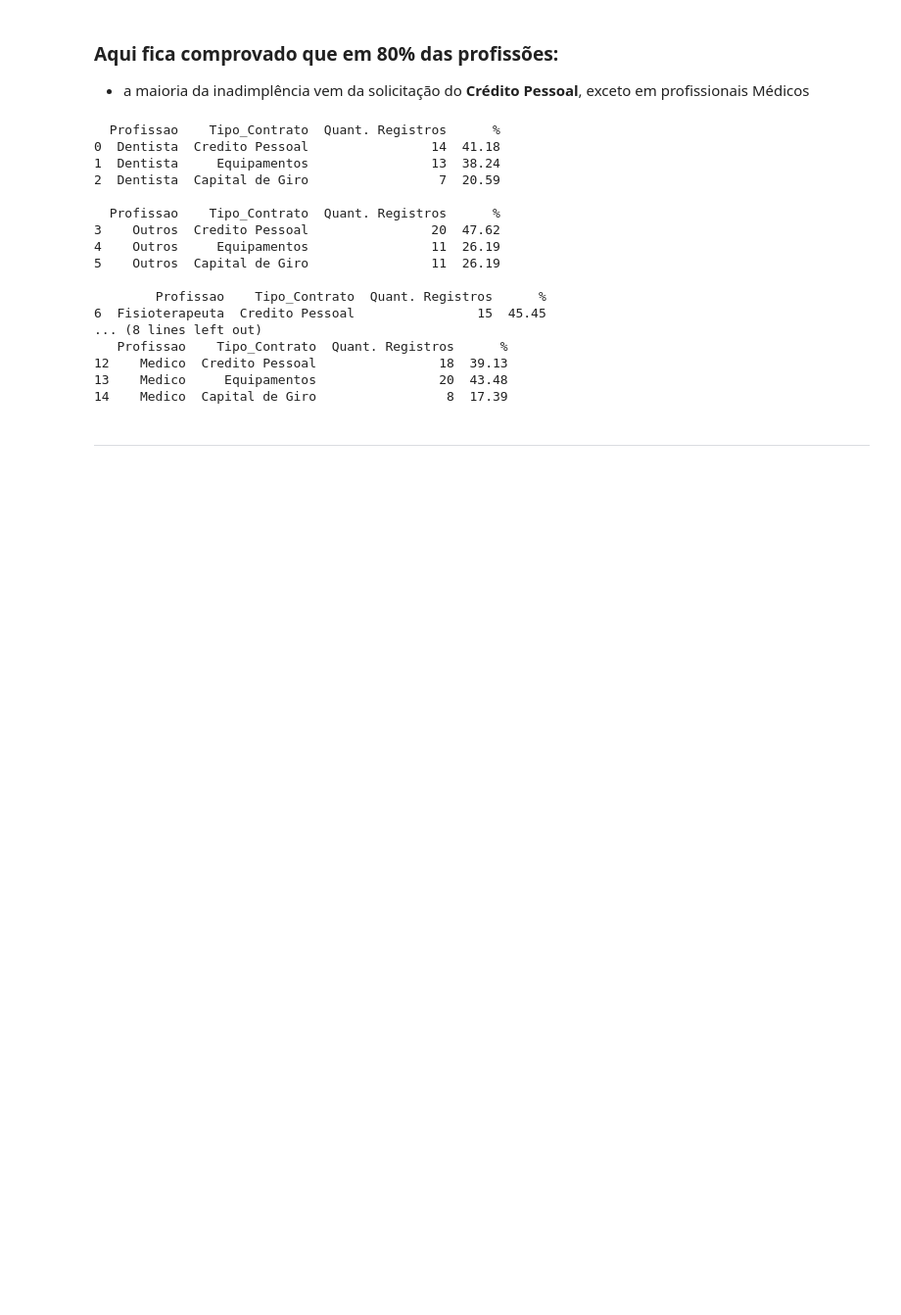
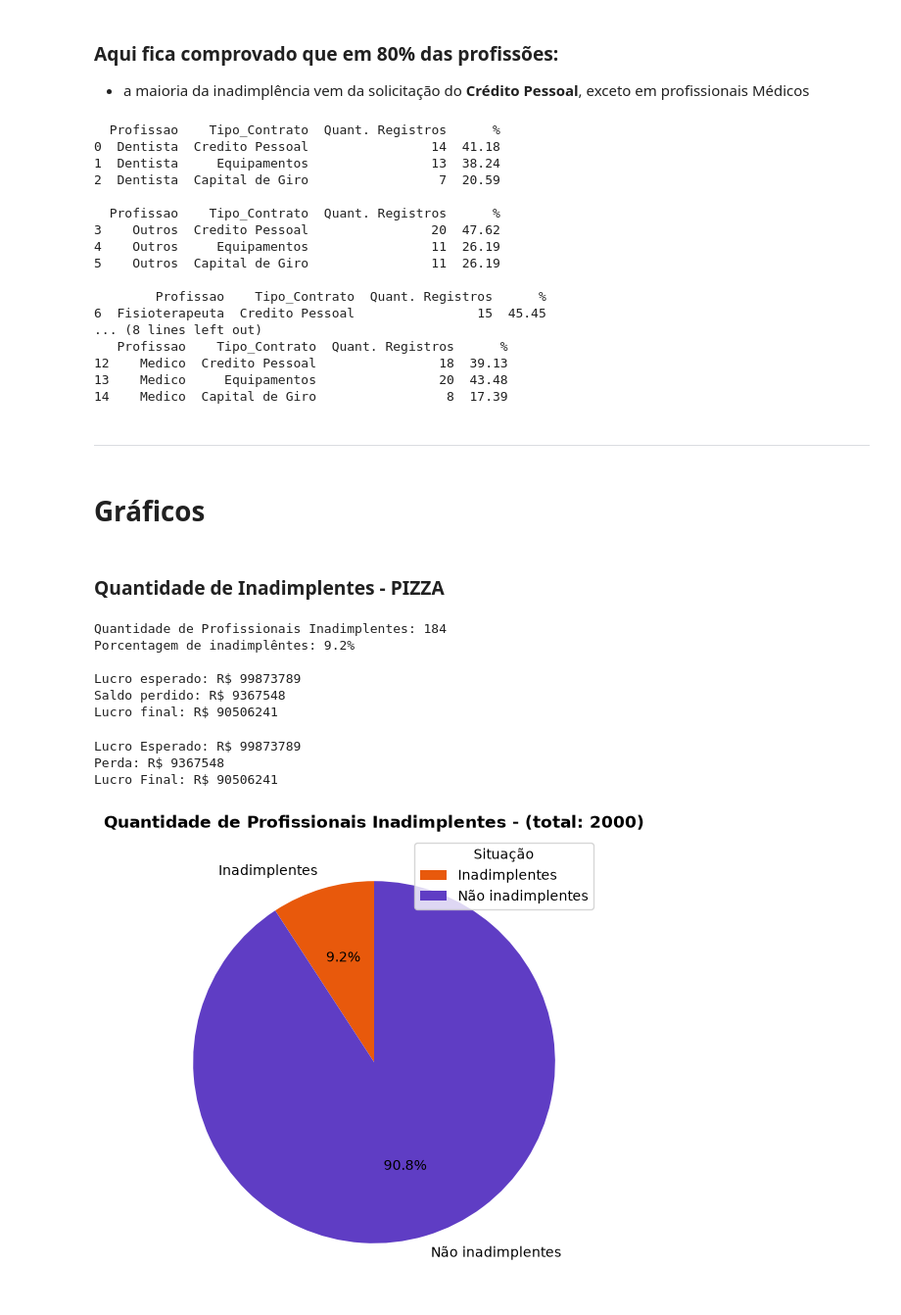
Before and after one commit to 77lipe/Credito-Profissional-Saude, a Jupyter notebook: anls_descritiva.ipynb, the cells around one changed output. Shown at 98% size. Saved outputs shown, nothing was run; the diff lists cells and outputs as text; code cells hidden in the pictures; blank space fills up the shorter version.

Commit message:
feat: adicionando os gráficos e finalização das análises

```diff
--- a/anls_descritiva.ipynb
+++ b/anls_descritiva.ipynb
@@ -470,3 +497,57 @@ for profissao in profissoes:
 14    Medico  Capital de Giro                 8  17.39
 # %% [markdown]
 ---
+# %% [markdown]
+# **Gráficos**
+# %% [markdown]
+### Quantidade de Inadimplentes - PIZZA
+# %%
+df_inadimplencia_ = df_creditos_.copy()
+df_inadimplencia_ = df_inadimplencia_[df_inadimplencia_["Inadimplente"] == True]
+df_inadimplencia_ = df_inadimplencia_.reset_index(drop=True)
+#print(len(df_inadimplencia_))
+print("Quantidade de Profissionais Inadimplentes:", len(df_inadimplencia_))
+print(f"Porcentagem de inadimplêntes: {round(( len(df_inadimplencia_) * 100)/ len(df_creditos_saude),2)}%")
+print()
+print(f"Lucro esperado: R$ {df_creditos_saude["Valor_Contrato"].sum()}")
+print(f"Saldo perdido: R$ {df_inadimplencia_["Valor_Contrato"].sum()}")
+print(f"Lucro final: R$ {(df_creditos_["Valor_Contrato"].sum()) - (df_inadimplencia_["Valor_Contrato"].sum())}")
+# %% [output]
+Quantidade de Profissionais Inadimplentes: 184
+Porcentagem de inadimplêntes: 9.2%
+
+Lucro esperado: R$ 99873789
+Saldo perdido: R$ 9367548
+Lucro final: R$ 90506241
+# %%
+lucro_esperado = df_creditos_saude["Valor_Contrato"].sum()
+perda = df_inadimplencia_["Valor_Contrato"].sum()
+lucro_final = df_creditos_["Valor_Contrato"].sum() - (df_inadimplencia_["Valor_Contrato"].sum())
+print(f"Lucro Esperado: R$ {lucro_esperado}")
+print(f"Perda: R$ {perda}")
+print(f"Lucro Final: R$ {lucro_final}")
+# %% [output]
+Lucro Esperado: R$ 99873789
+Perda: R$ 9367548
+Lucro Final: R$ 90506241
+# %%
+tamanhos = [len(df_inadimplencia_), (len(df_creditos_) - len(df_inadimplencia_))]
+labels = ["Inadimplentes", "Não inadimplentes"]
+
+plt.figure(figsize=(6,6))
+plt.pie(
+    tamanhos,
+    labels=labels,
+    colors=["#e8590c", "#5f3dc4"],
+    autopct="%1.1f%%",
+    startangle=90
+)
+
+plt.title(
+    f"Quantidade de Profissionais Inadimplentes - (total: {len(df_creditos_)})",
+    fontweight="bold"
+)
+plt.legend(title="Situação", loc="upper right")
+plt.show()
+# %% [output]
+[figure, added]
```
Also changed, not shown: parts of 34 cells of this notebook, 3 other files.
